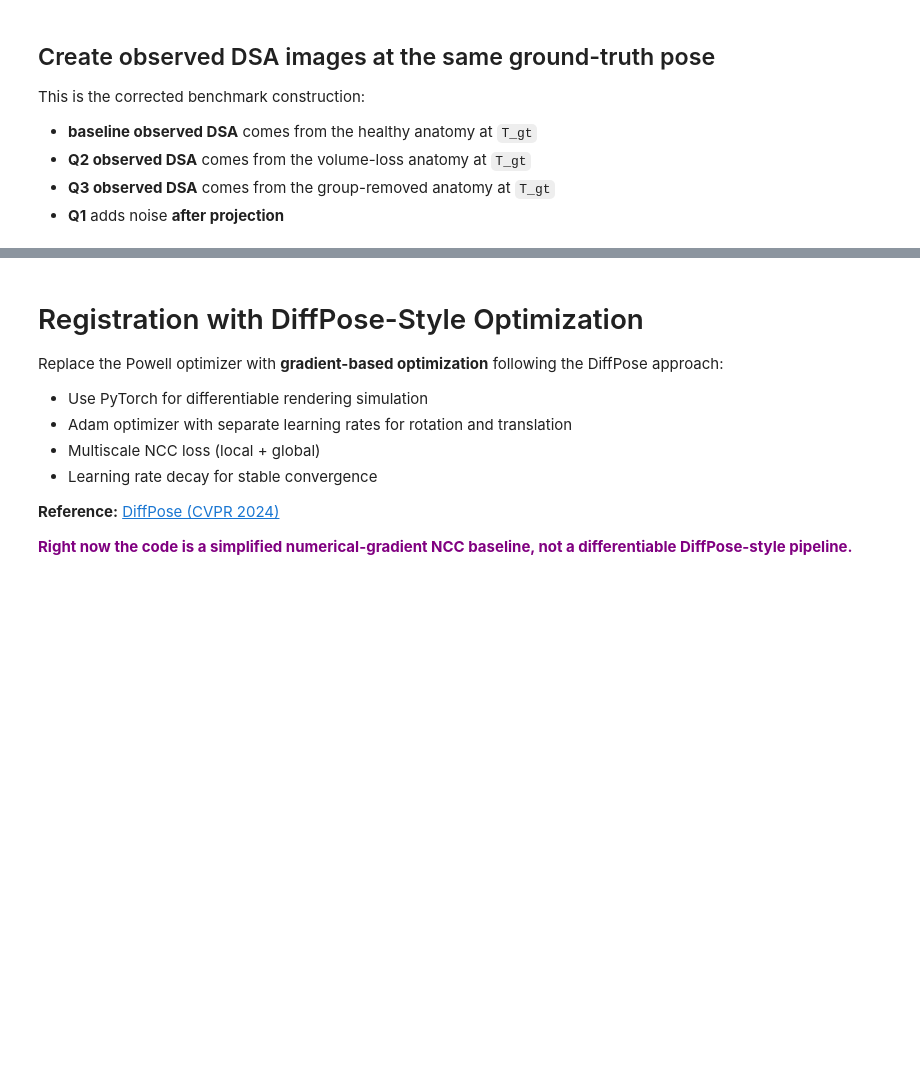
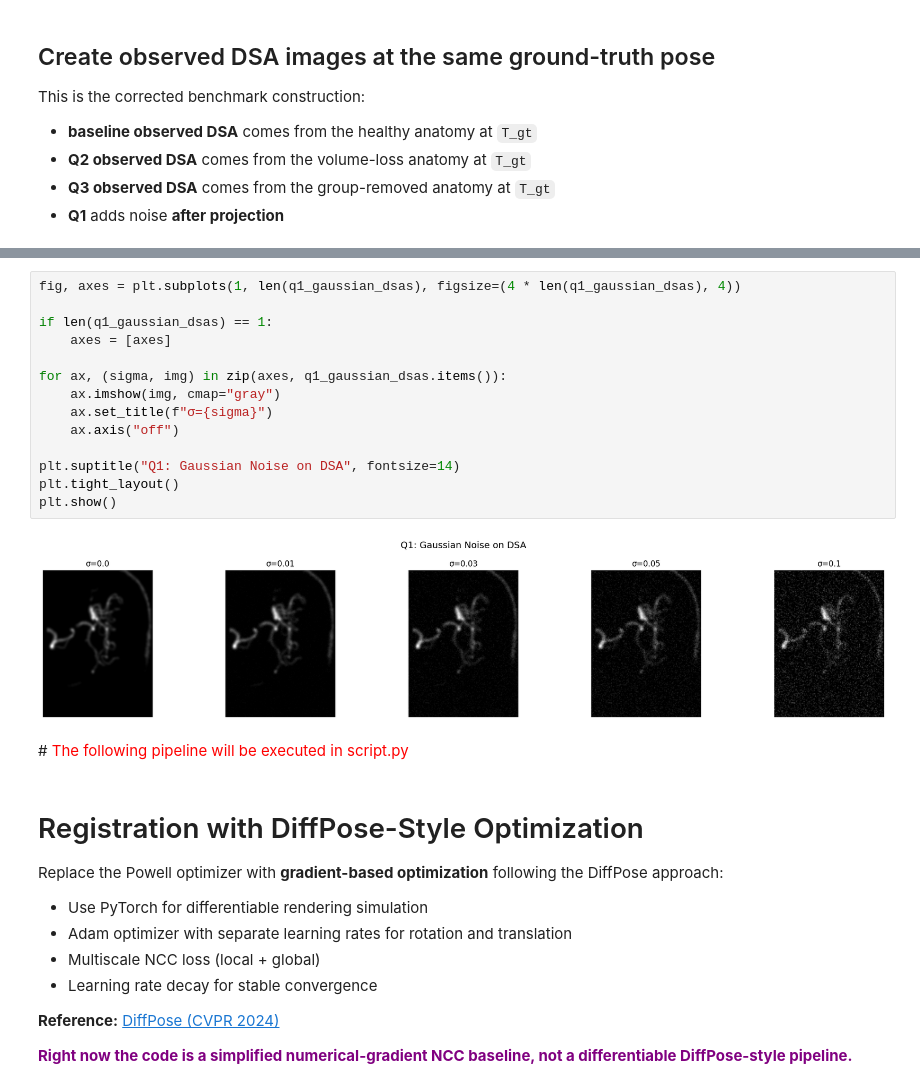
Before and after one commit to CSE291g-MIC-winter-2026/vessel-segmentation-and-registration, a Jupyter notebook: Registration_mTRE_multiscale.ipynb, the cells around one changed output, grey strips where cells are left out. Cells and saved outputs as stored; diff of their text form; blank space fills up the shorter version.

```diff
--- a/Registration_mTRE_multiscale.ipynb
+++ b/Registration_mTRE_multiscale.ipynb
@@ -816,3 +824,21 @@ plt.show()
+# %%
+fig, axes = plt.subplots(1, len(q1_gaussian_dsas), figsize=(4 * len(q1_gaussian_dsas), 4))
+
+if len(q1_gaussian_dsas) == 1:
+    axes = [axes]
+
+for ax, (sigma, img) in zip(axes, q1_gaussian_dsas.items()):
+    ax.imshow(img, cmap="gray")
+    ax.set_title(f"σ={sigma}")
+    ax.axis("off")
+
+plt.suptitle("Q1: Gaussian Noise on DSA", fontsize=14)
+plt.tight_layout()
+plt.show()
+# %% [output]
+[figure, added]
+# %% [markdown]
+#<font color="red"> The following pipeline will be executed in script.py</font>
 # %% [markdown]
 # Registration with DiffPose-Style Optimization
 
```
Also changed, not shown: parts of 9 cells of this notebook.
